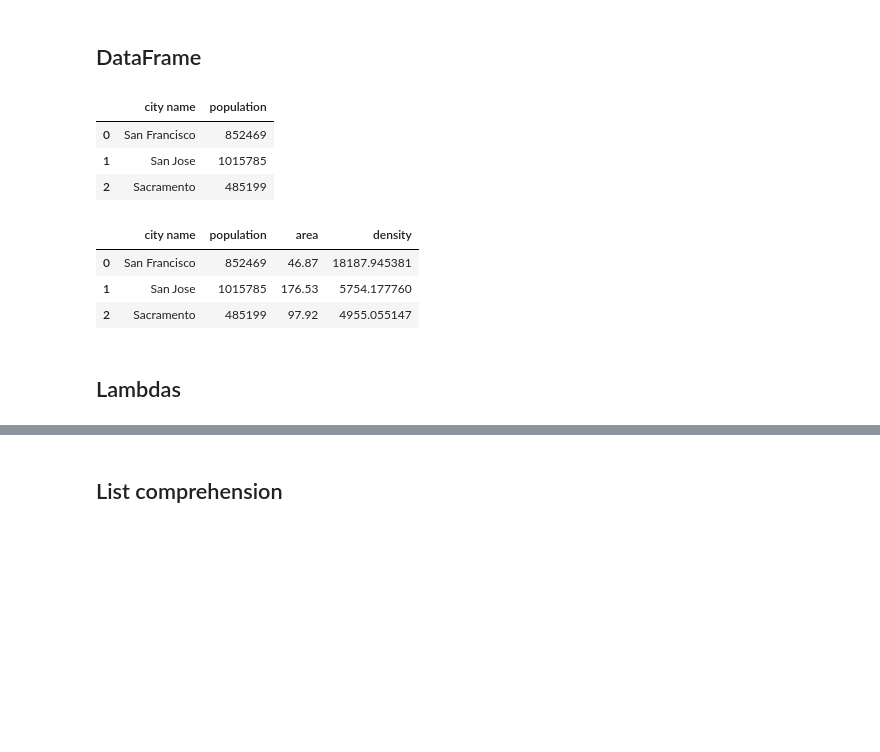
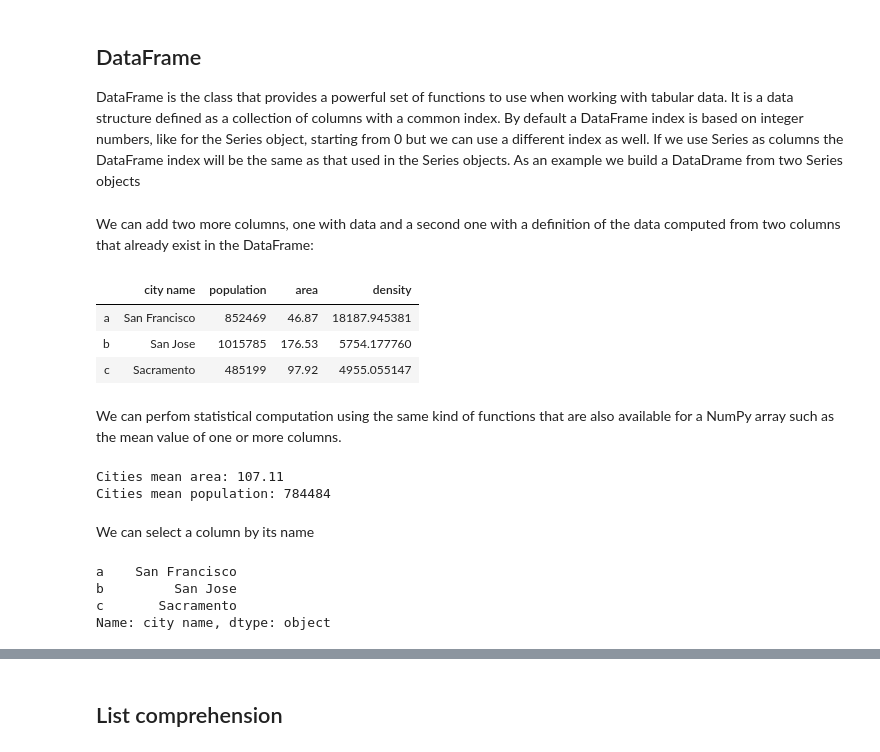
Before and after one commit to luigiselmi/datascience, a Jupyter notebook: python/intro_to_pandas.ipynb, the cells around one changed output, grey strips where cells are left out. Saved outputs shown, nothing was run; the diff lists cells and outputs as text; code cells hidden in the pictures; blank space fills up the shorter version.

```diff
--- a/python/intro_to_pandas.ipynb
+++ b/python/intro_to_pandas.ipynb
@@ -7,24 +12,36 @@ import pandas as pd
 # %%
-city_names = pd.Series(['San Francisco', 'San Jose', 'Sacramento'])
-populations = pd.Series([852469, 1015785, 485199])
+city_names = pd.Series(['San Francisco', 'San Jose', 'Sacramento'], index=['a', 'b', 'c'])
+populations = pd.Series([852469, 1015785, 485199], index=['a', 'b', 'c'])
-# %% [markdown]
-## DataFrame
+# %% [markdown]
+## DataFrame
+DataFrame is the class that provides a powerful set of functions to use when working with tabular data. It is a data structure defined as a collection of columns with a common index. By default a DataFrame index is based on integer numbers, like for the Series object, starting from 0 but we can use a different index as well. If we use Series as columns the DataFrame index will be the same as that used in the Series objects. As an example we build a DataDrame from two Series objects
 # %%
-cities = pd.DataFrame({ 'city name': city_names, 'population': population })
-cities
+cities = pd.DataFrame({ 'city name': city_names, 'population': populations })
-# %% [output]
-|  | city name | population |
-| 0 | San Francisco | 852469 |
-| 1 | San Jose | 1015785 |
-| 2 | Sacramento | 485199 |
+# %% [markdown]
+We can add two more columns, one with data and a second one with a definition of the data computed from two columns that already exist in the DataFrame:
 # %%
-cities['area'] = pd.Series([46.87, 176.53, 97.92])
+cities['area'] = pd.Series([46.87, 176.53, 97.92], index=['a', 'b', 'c'])
 cities['density'] = cities['population'] / cities['area']
 cities
 # %% [output]
 |  | city name | population | area | density |
-| 0 | San Francisco | 852469 | 46.87 | 18187.945381 |
-| 1 | San Jose | 1015785 | 176.53 | 5754.177760 |
-| 2 | Sacramento | 485199 | 97.92 | 4955.055147 |
+| a | San Francisco | 852469 | 46.87 | 18187.945381 |
+| b | San Jose | 1015785 | 176.53 | 5754.177760 |
+| c | Sacramento | 485199 | 97.92 | 4955.055147 |
-# %% [markdown]
-## Lambdas
+# %% [markdown]
+We can perfom statistical computation using the same kind of functions that are also available for a NumPy array such as the mean value of one or more columns.
+# %%
+mean_area, mean_population = cities[['area', 'population']].mean()
+print("Cities mean area: {0:.2f}\nCities mean population: {1:.0f}".format(mean_area, mean_population))
+# %% [output]
+Cities mean area: 107.11
+Cities mean population: 784484
+# %% [markdown]
+We can select a column by its name
+# %%
+cities['city name']
+# %% [output]
+a    San Francisco
+b         San Jose
+c       Sacramento
+Name: city name, dtype: object
```
Also changed, not shown: parts of 17 cells of this notebook, 1 other file.
